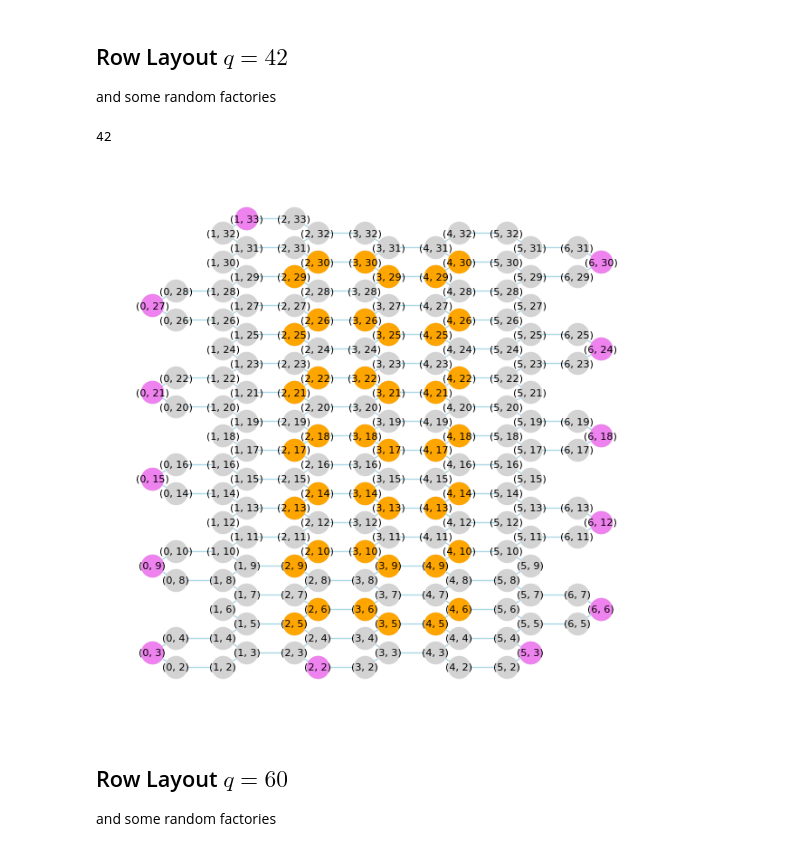
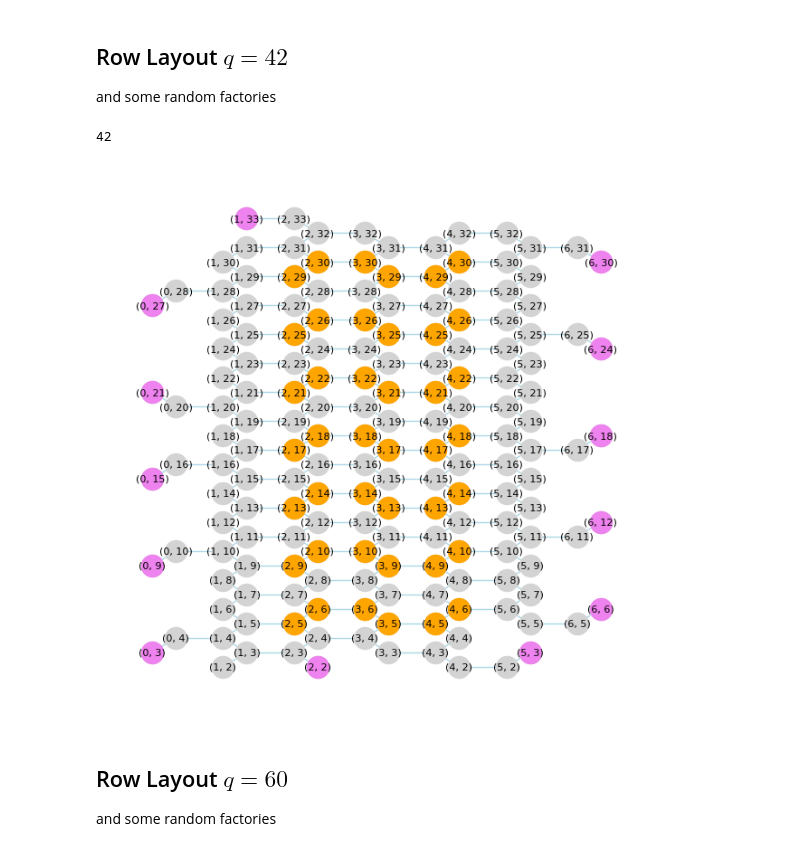
Before and after one commit to LSHerzog/mqt-qecc, a Jupyter notebook: src/mqt/qecc/co3/plots/construct_layouts.ipynb, the cells around one changed output. Saved outputs shown, nothing was run; the diff lists cells and outputs as text; code cells hidden in the pictures.

Commit message:
Added possibility to ensure only one connecting edge for factories for the considered layouts. Necessary for folded surface code substrate.

```diff
--- a/src/mqt/qecc/co3/plots/construct_layouts.ipynb
+++ b/src/mqt/qecc/co3/plots/construct_layouts.ipynb
@@ -61,14 +66,18 @@ and some random factories
 # %%
 factories = [(0,3), (0,9), (0,15), (6,6), (6,12), (6,18), (5,3), (2,2), (0,21), (0,27), (6,24), (6,30), (1,33)]#[(0,2), (0,11), (0,15), (4,1), (6,10), (6,30)]
 g, data_qubit_locs, factory_ring = co.plots.gen_layout("row", 42, factories)
 lat = co.HexagonalLattice(3,3)
+
+#leave only one node per factory for the fsc substrate -> OPTIONAL
+g = co.plots.remove_edge_per_factory(g, factories)
+
 lat.G = g
 size = (6,6)
 print(len(data_qubit_locs))
 lat.plot_lattice(size = size, data_qubit_locs=data_qubit_locs, factory_locs=factories)#, data_qubit_locs=data_qubit_locs)
 # %% [output]
 42
-[figure, old version]
+[figure, new version]
 # %% [markdown]
 ##  Row Layout $q=60$
 
```
Also changed, not shown: parts of 14 cells of this notebook, 2 other files.
